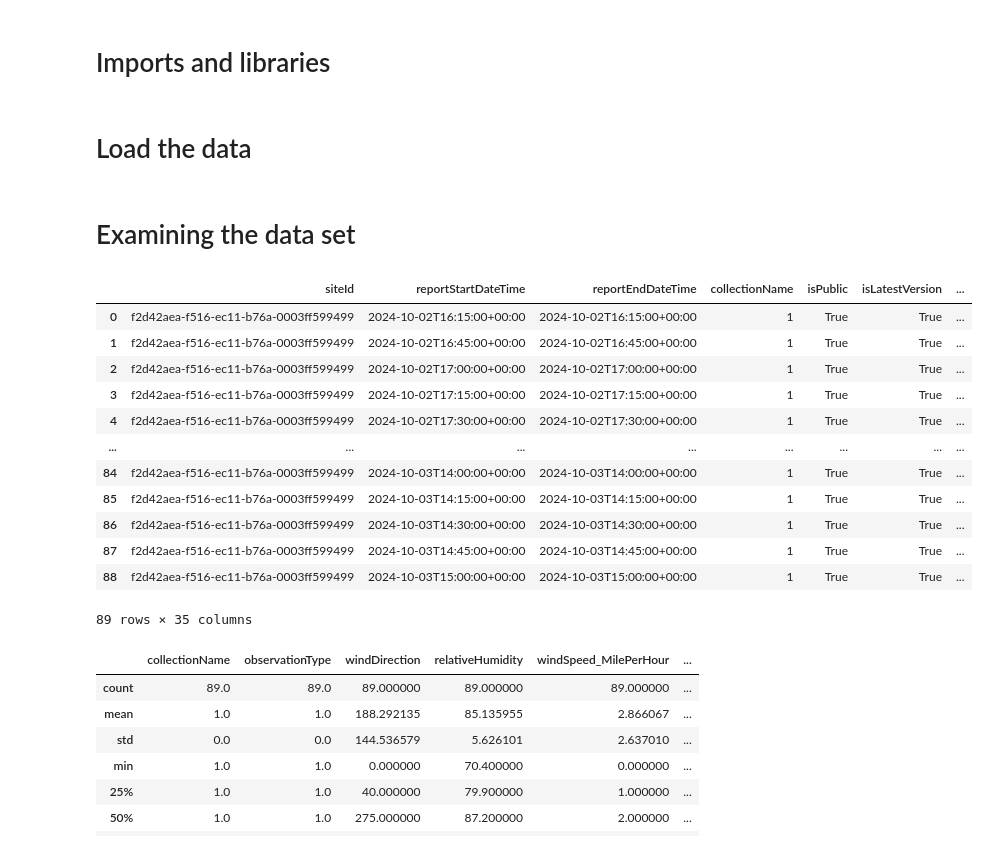
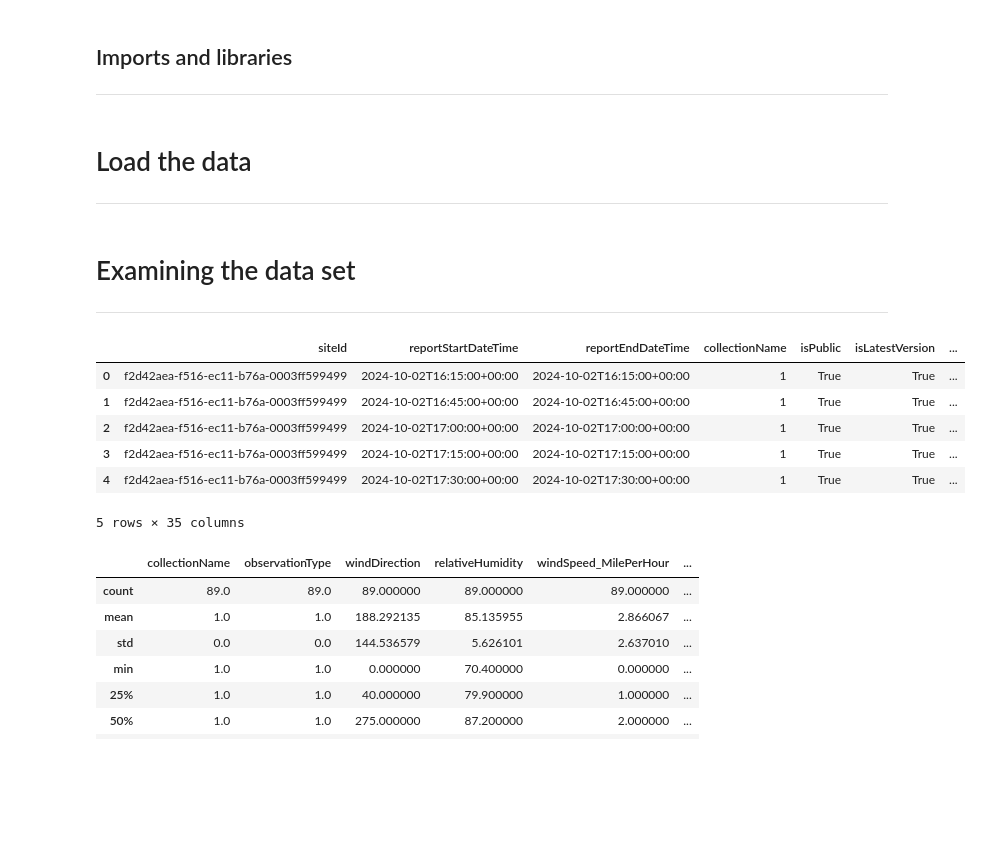
Before and after one commit to Noemidiaz/programming_for_data_analytics, a Jupyter notebook: assignments/assignment2-weather.ipynb, the cells around one changed output. Cells and saved outputs as stored; diff of their text form; code cells hidden in the pictures; blank space fills up the shorter version.

```diff
--- a/assignments/assignment2-weather.ipynb
+++ b/assignments/assignment2-weather.ipynb
@@ -7,5 +10,6 @@ This notebook analyzes the tempeture data and visualizes how the dry bulb temper
 
 The Dry bulb tempeture as referred to by the [National weather service](https://www.weather.gov/source/zhu/ZHU_Training_Page/definitions/dry_wet_bulb_definition/dry_wet_bulb.html) is the ambient air temperature usually indicated by a thermometer and is not affected by the moisture of the air.
 # %% [markdown]
-# Imports and libraries
+## Imports and libraries
+***
 # %%
@@ -16,6 +19,7 @@ import matplotlib.pyplot as plt
 import numpy as np
 # %% [markdown]
 # Load the data
+***
 # %%
 # Load the data
 
@@ -25,21 +29,16 @@ url = "https://raw.githubusercontent.com/andrewbeattycourseware/PFDA-courseware/
 df = pd.read_csv(url)
 # %% [markdown]
 # Examining the data set
+***
 # %%
 # Let's have a look
-df
+df. head ()
 # %% [output]
 |  | siteId | reportStartDateTime | reportEndDateTime | collectionName | isPublic | isLatestVersion | ... |
 | 0 | f2d42aea-f516-ec11-b76a-0003ff599499 | 2024-10-02T16:15:00+00:00 | 2024-10-02T16:15:00+00:00 | 1 | True | True | ... |
 | 1 | f2d42aea-f516-ec11-b76a-0003ff599499 | 2024-10-02T16:45:00+00:00 | 2024-10-02T16:45:00+00:00 | 1 | True | True | ... |
 | 2 | f2d42aea-f516-ec11-b76a-0003ff599499 | 2024-10-02T17:00:00+00:00 | 2024-10-02T17:00:00+00:00 | 1 | True | True | ... |
 | 3 | f2d42aea-f516-ec11-b76a-0003ff599499 | 2024-10-02T17:15:00+00:00 | 2024-10-02T17:15:00+00:00 | 1 | True | True | ... |
 | 4 | f2d42aea-f516-ec11-b76a-0003ff599499 | 2024-10-02T17:30:00+00:00 | 2024-10-02T17:30:00+00:00 | 1 | True | True | ... |
-| ... | ... | ... | ... | ... | ... | ... | ... |
-| 84 | f2d42aea-f516-ec11-b76a-0003ff599499 | 2024-10-03T14:00:00+00:00 | 2024-10-03T14:00:00+00:00 | 1 | True | True | ... |
-| 85 | f2d42aea-f516-ec11-b76a-0003ff599499 | 2024-10-03T14:15:00+00:00 | 2024-10-03T14:15:00+00:00 | 1 | True | True | ... |
-| 86 | f2d42aea-f516-ec11-b76a-0003ff599499 | 2024-10-03T14:30:00+00:00 | 2024-10-03T14:30:00+00:00 | 1 | True | True | ... |
-| 87 | f2d42aea-f516-ec11-b76a-0003ff599499 | 2024-10-03T14:45:00+00:00 | 2024-10-03T14:45:00+00:00 | 1 | True | True | ... |
-| 88 | f2d42aea-f516-ec11-b76a-0003ff599499 | 2024-10-03T15:00:00+00:00 | 2024-10-03T15:00:00+00:00 | 1 | True | True | ... |
-89 rows × 35 columns
+5 rows × 35 columns
 # %%
```
Also changed, not shown: parts of 8 cells of this notebook.
